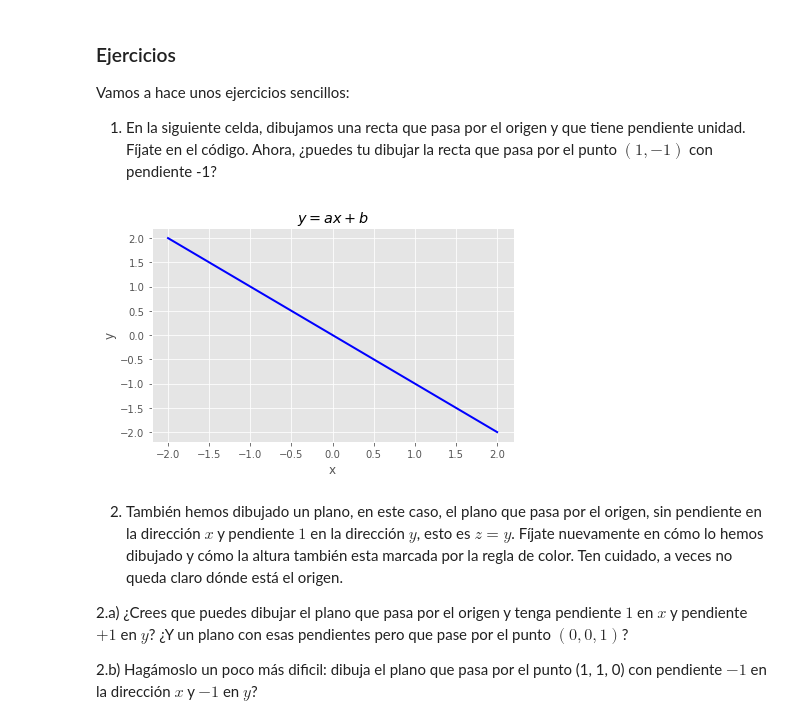
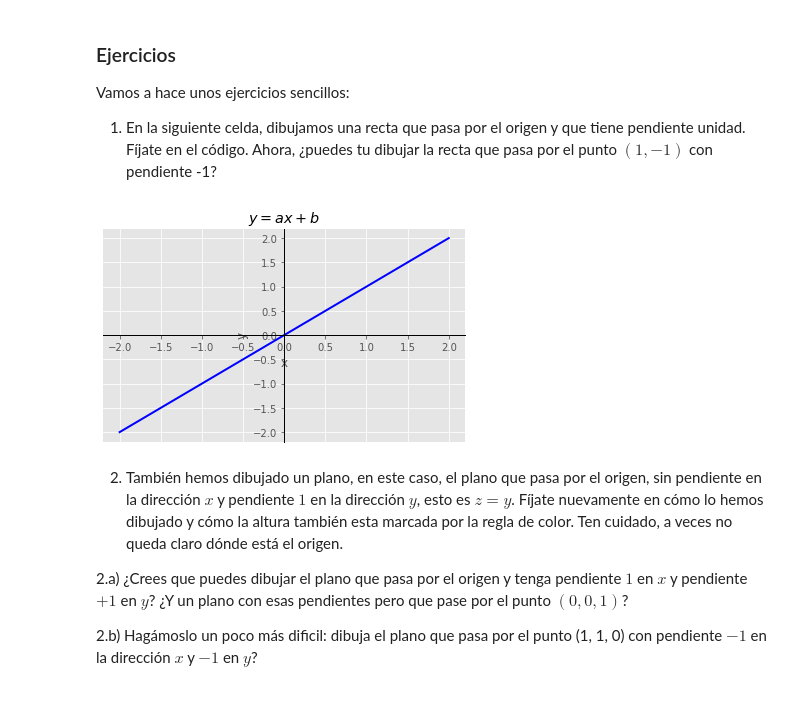
Before and after one commit to jahernando/USC-MMIII, a Jupyter notebook: tderivadas_introduccion.ipynb, the cells around one changed output. Drawn from its saved outputs; the diff is of its cells as text; code cells hidden in the pictures.

```diff
--- a/tderivadas_introduccion.ipynb
+++ b/tderivadas_introduccion.ipynb
@@ -202,20 +201,21 @@ def set_axis():
 # %%
 # create a partition of interval [-2, 2] in 100 bins
 xs   = np.linspace(-2., 2., 100)
 #a, x0, y0 = -1, 1, -1
 #ys = a * (xs - x0) + y0
 # the parameters of the stright wline, a: slope, b: offset
-a, b = -1., 0.
+a, b = 1., 0.
 # the equation of the straight line, y is now an array of the same dimension of x,
 ys   = a * xs + b
 # plot the straight line with blue color and line width 2
 plt.plot(xs, ys, color='blue', lw=2);
 #plt.plot(x0, y0, color = 'black', marker = '*', markersize = 10)
 #set_axis()
 plt.xlabel('x'); plt.ylabel('y'); plt.title('$y =  a x + b$')
 plt.tight_layout();
+set_axis();
 # %% [output]
-[figure, old version]
+[figure, new version]
 # %% [markdown]
 2. También hemos dibujado un plano, en este caso, el plano que pasa por el origen, sin pendiente en la dirección $x$ y pendiente $1$ en la dirección $y$, esto es $z=y$. Fíjate nuevamente en cómo lo hemos dibujado y cómo la altura también esta marcada por la regla de color. Ten cuidado, a veces no queda claro dónde está el origen.
 
```
Also changed, not shown: parts of 4 cells of this notebook, 10 other files.
